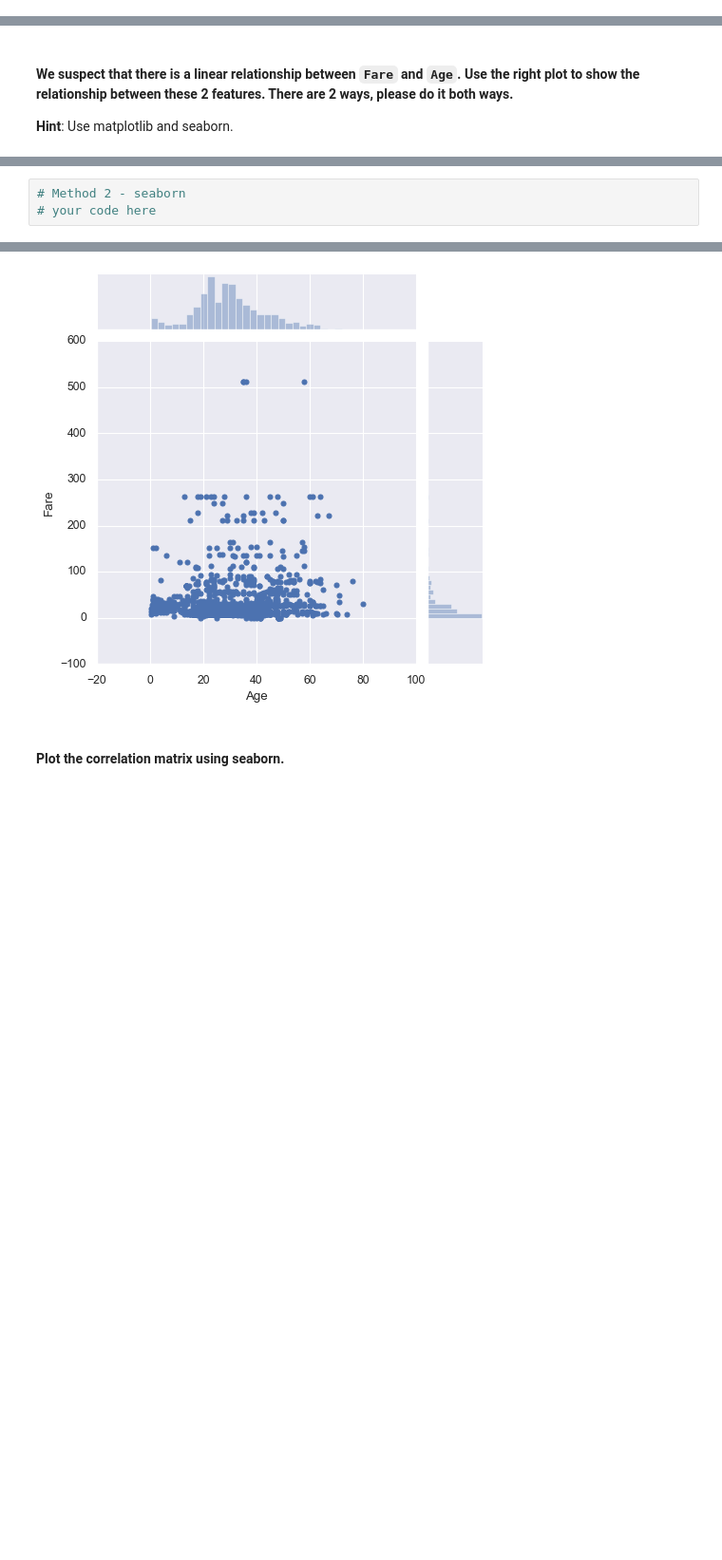
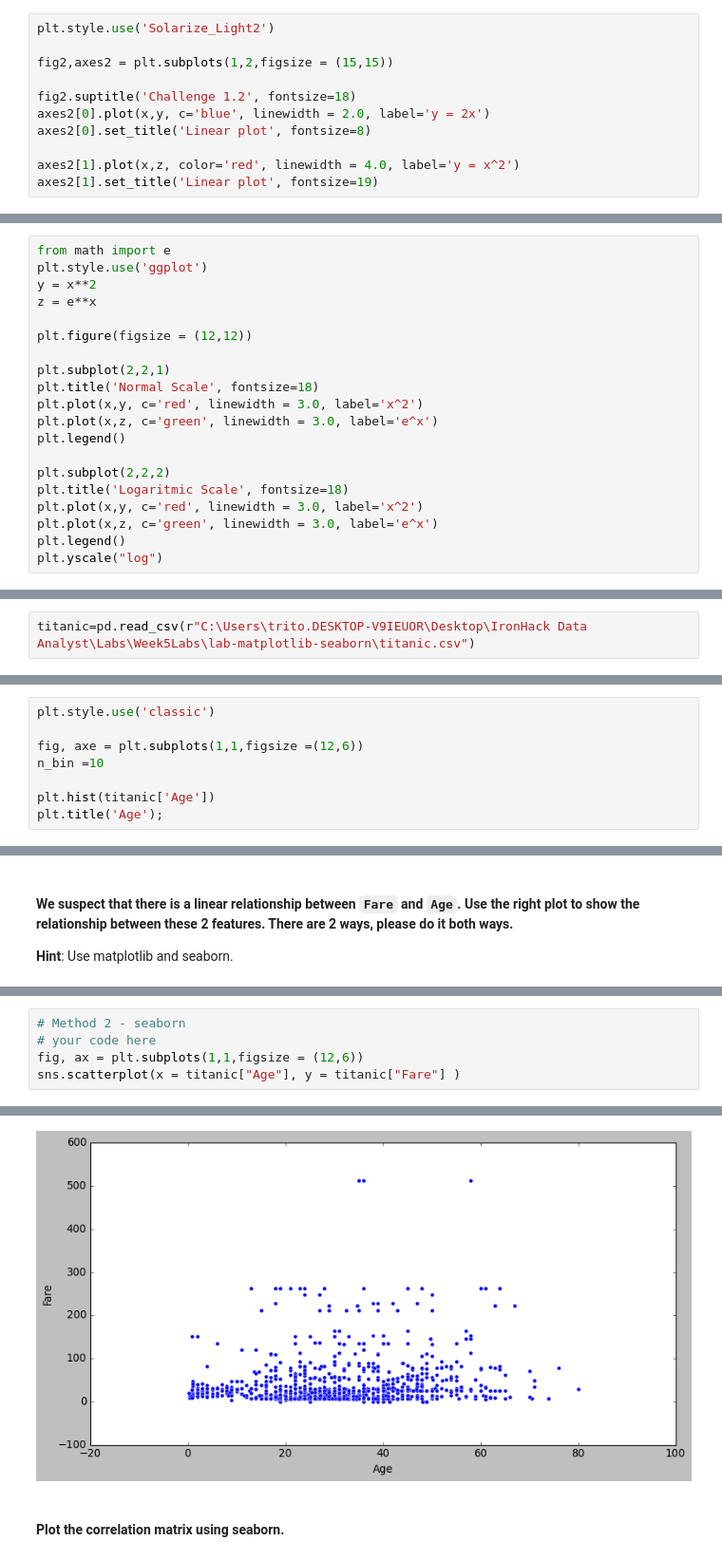
Before and after one commit to ta-data-remote/lab-matplotlib-seaborn, a Jupyter notebook: your-code/main.ipynb, the cells around one changed output, grey strips where cells are left out. Shown at 95% size. Drawn from its saved outputs; the diff is of its cells as text; blank space fills up the shorter version.

```diff
--- a/your-code/main.ipynb
+++ b/your-code/main.ipynb
@@ -40,0 +62,11 @@ If you want, try to add a title to the plot or even axes labels. You can also pl
+# %%
+plt.style.use('Solarize_Light2')
+
+fig2,axes2 = plt.subplots(1,2,figsize = (15,15))
+
+fig2.suptitle('Challenge 1.2', fontsize=18)
+axes2[0].plot(x,y, c='blue', linewidth = 2.0, label='y = 2x')
+axes2[0].set_title('Linear plot', fontsize=8)
+
+axes2[1].plot(x,z, color='red', linewidth = 4.0, label='y = x^2')
+axes2[1].set_title('Linear plot', fontsize=19)
@@ -49,0 +81,20 @@ If you want, try to add a title to the plot or even axes labels. You can also pl
+# %%
+from math import e
+plt.style.use('ggplot')
+y = x**2
+z = e**x
+
+plt.figure(figsize = (12,12))
+
+plt.subplot(2,2,1)
+plt.title('Normal Scale', fontsize=18)
+plt.plot(x,y, c='red', linewidth = 3.0, label='x^2')
+plt.plot(x,z, c='green', linewidth = 3.0, label='e^x')
+plt.legend()
+
+plt.subplot(2,2,2)
+plt.title('Logaritmic Scale', fontsize=18)
+plt.plot(x,y, c='red', linewidth = 3.0, label='x^2')
+plt.plot(x,z, c='green', linewidth = 3.0, label='e^x')
+plt.legend()
+plt.yscale("log")
@@ -104,0 +204,2 @@ How the average number of steps change by month. Use the appropriate visualizati
+# %%
+titanic=pd.read_csv(r"C:\Users\trito.DESKTOP-V9IEUOR\Desktop\IronHack Data Analyst\Labs\Week5Labs\lab-matplotlib-seaborn\titanic.csv")
@@ -140,0 +252,8 @@ Index(['Name', 'Gender', 'Ticket', 'Cabin', 'Embarked'], dtype='object')
+# %%
+plt.style.use('classic')
+
+fig, axe = plt.subplots(1,1,figsize =(12,6))
+n_bin =10
+
+plt.hist(titanic['Age'])
+plt.title('Age');
@@ -215,4 +388,6 @@ Index(['Name', 'Gender', 'Ticket', 'Cabin', 'Embarked'], dtype='object')
 # %%
 # Method 2 - seaborn
 # your code here
+fig, ax = plt.subplots(1,1,figsize = (12,6))
+sns.scatterplot(x = titanic["Age"], y = titanic["Fare"] )
 # %% [output]
@@ -220,3 +395,3 @@ Index(['Name', 'Gender', 'Ticket', 'Cabin', 'Embarked'], dtype='object')
-[figure, old version]
+[figure, new version]
 # %% [markdown]
 #### Plot the correlation matrix using seaborn.
```
Also changed, not shown: parts of 57 cells of this notebook, 5 other files.
